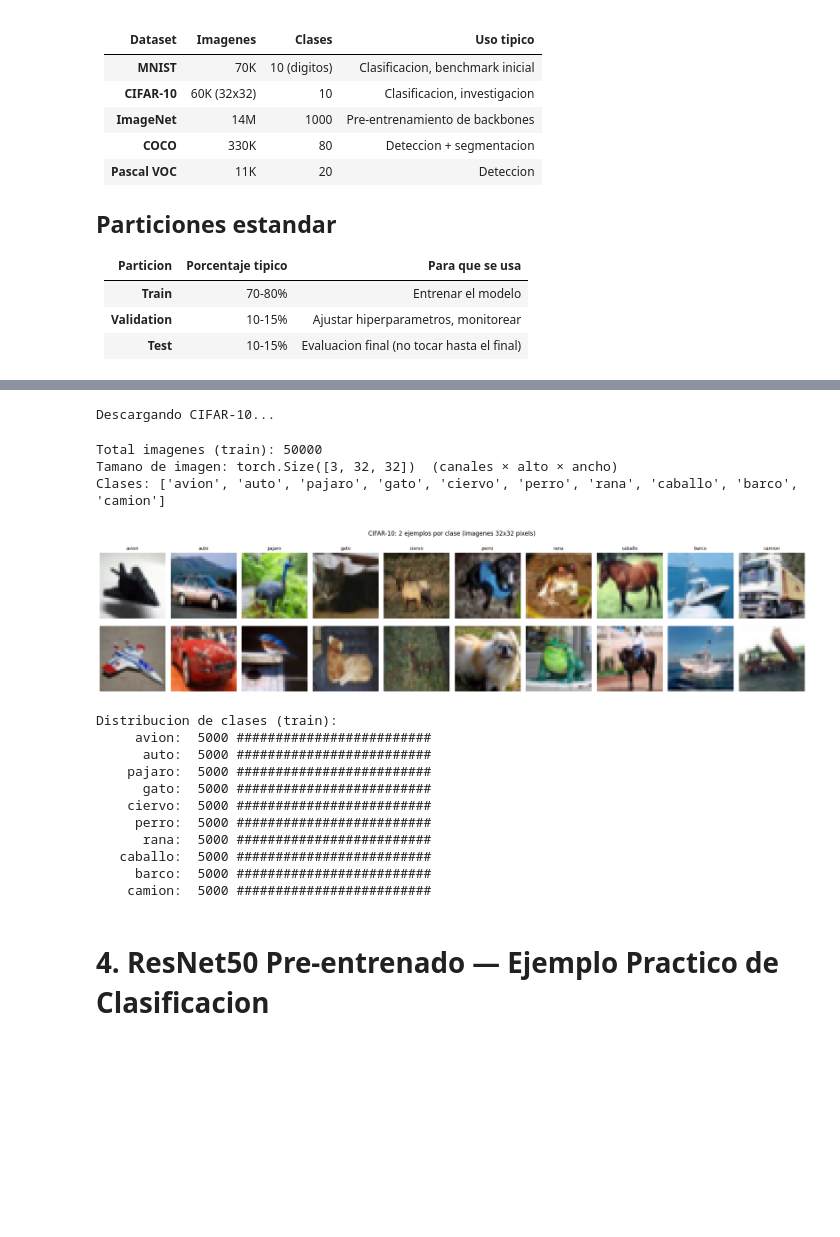
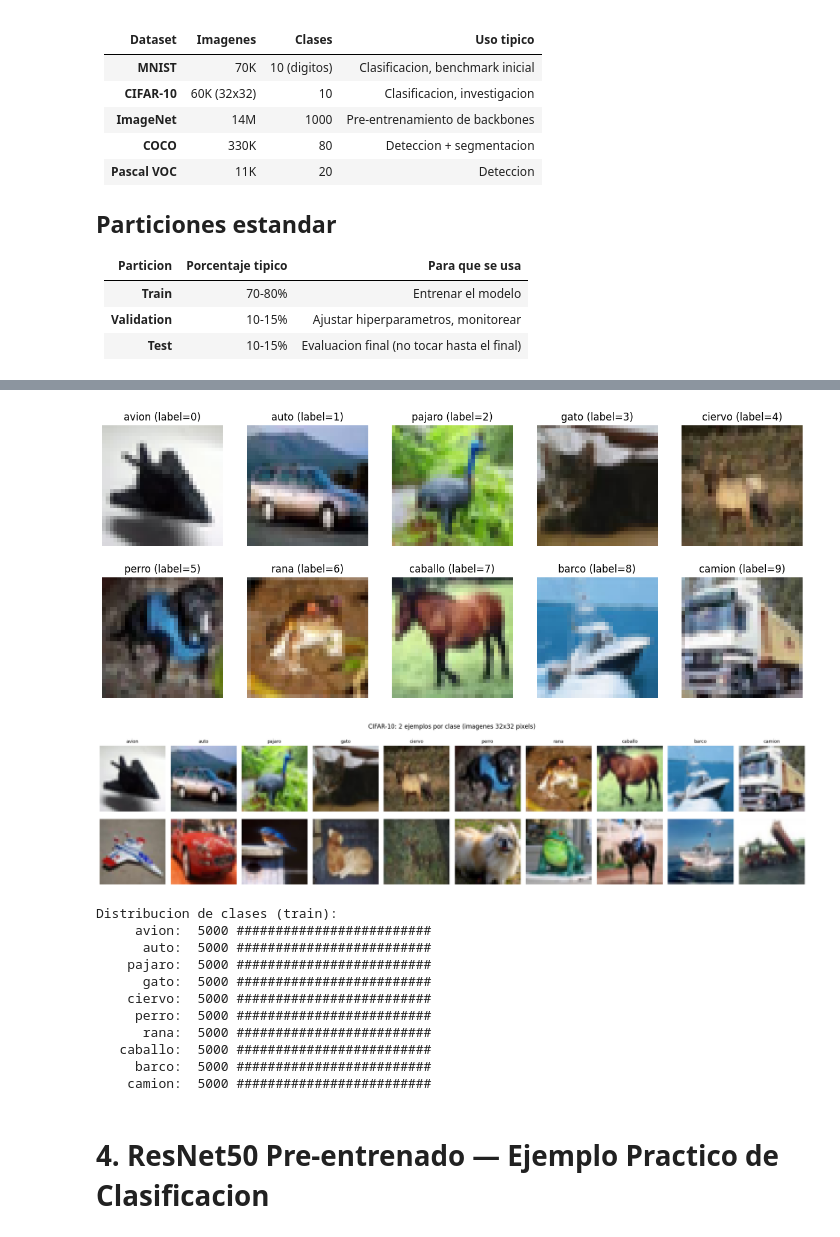
Before and after one commit to aves-1965/IA5.2_Computer_Vision, a Jupyter notebook: u_1/practica/red_n/redes_neuronales_cnn.ipynb, the cells around one changed output, grey strips where cells are left out. Drawn from its saved outputs; the diff is of its cells as text; code cells hidden in the pictures; blank space fills up the shorter version.

```diff
--- a/u_1/practica/red_n/redes_neuronales_cnn.ipynb
+++ b/u_1/practica/red_n/redes_neuronales_cnn.ipynb
@@ -389,18 +410,15 @@ Un **dataset** es una coleccion de datos etiquetados para entrenar y evaluar mod
+# %%
+# Imprimir una imagen de cada clase
+fig, axes = plt.subplots(2, 5, figsize=(15, 6))
+for i in range(10):
+    idx = next(j for j, (_, label) in enumerate(cifar10) if label == i)
+    img, label = cifar10[idx]
+    axes[i//5, i%5].imshow(img.permute(1, 2, 0))
+    axes[i//5, i%5].set_title(f"{CLASES[label]} (label={label})")
+    axes[i//5, i%5].axis("off")
+# %% [output]
+[figure, added]
 # %%
-# CIFAR-10: dataset de clasificacion con 10 clases
-# 60.000 imagenes 32x32 pixels a color
-
-transform_cifar = T.Compose([T.ToTensor()])
-
-print("Descargando CIFAR-10...")
-cifar10 = datasets.CIFAR10(root="./data", train=True, download=True, transform=transform_cifar)
-
-CLASES = ["avion", "auto", "pajaro", "gato", "ciervo",
-           "perro", "rana", "caballo", "barco", "camion"]
-
-print(f"Total imagenes (train): {len(cifar10)}")
-print(f"Tamano de imagen: {cifar10[0][0].shape}  (canales × alto × ancho)")
-print(f"Clases: {CLASES}")
 
 # Buscamos 2 ejemplos por clase
 indices_por_clase = {i: [] for i in range(10)}
@@ -432,22 +450,18 @@ for clase, count in zip(CLASES, conteo):
     barra = "#" * (count // 200)
     print(f"  {clase:>8}: {count:5d} {barra}")
 # %% [output]
+[figure]
-Descargando CIFAR-10...
+Distribucion de clases (train):
+     avion:  5000 #########################
+      auto:  5000 #########################
+    pajaro:  5000 #########################
+      gato:  5000 #########################
+    ciervo:  5000 #########################
+     perro:  5000 #########################
+      rana:  5000 #########################
+   caballo:  5000 #########################
+     barco:  5000 #########################
+    camion:  5000 #########################
-Total imagenes (train): 50000
-Tamano de imagen: torch.Size([3, 32, 32])  (canales × alto × ancho)
-Clases: ['avion', 'auto', 'pajaro', 'gato', 'ciervo', 'perro', 'rana', 'caballo', 'barco', 'camion']
-[figure]
-Distribucion de clases (train):
-     avion:  5000 #########################
-      auto:  5000 #########################
-    pajaro:  5000 #########################
-      gato:  5000 #########################
-    ciervo:  5000 #########################
-     perro:  5000 #########################
-      rana:  5000 #########################
-   caballo:  5000 #########################
-     barco:  5000 #########################
-    camion:  5000 #########################
 # %% [markdown]
 # 4. ResNet50 Pre-entrenado — Ejemplo Practico de Clasificacion
 # %% [markdown]
```
Also changed, not shown: parts of 4 cells of this notebook, 1 other file.
